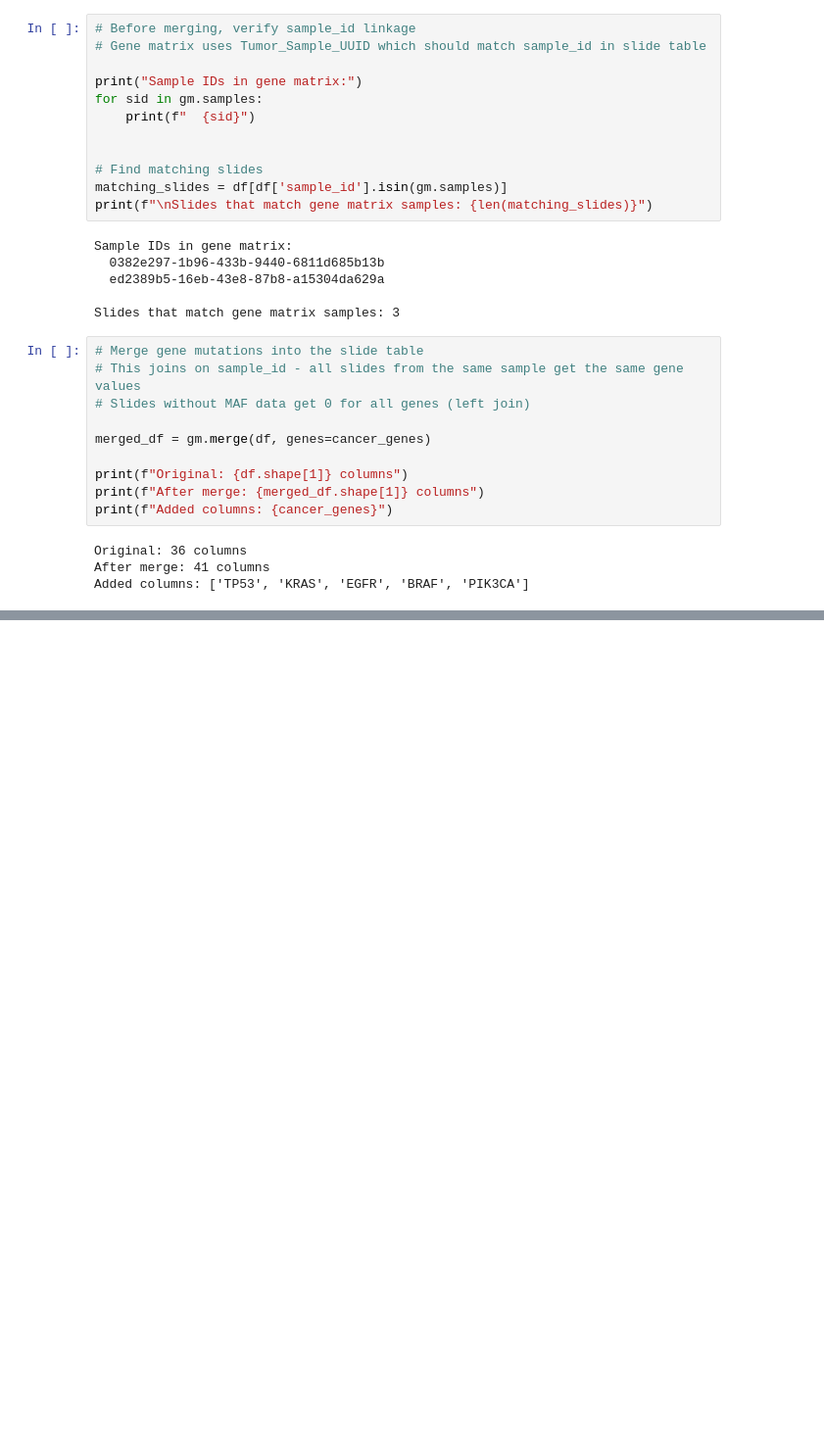
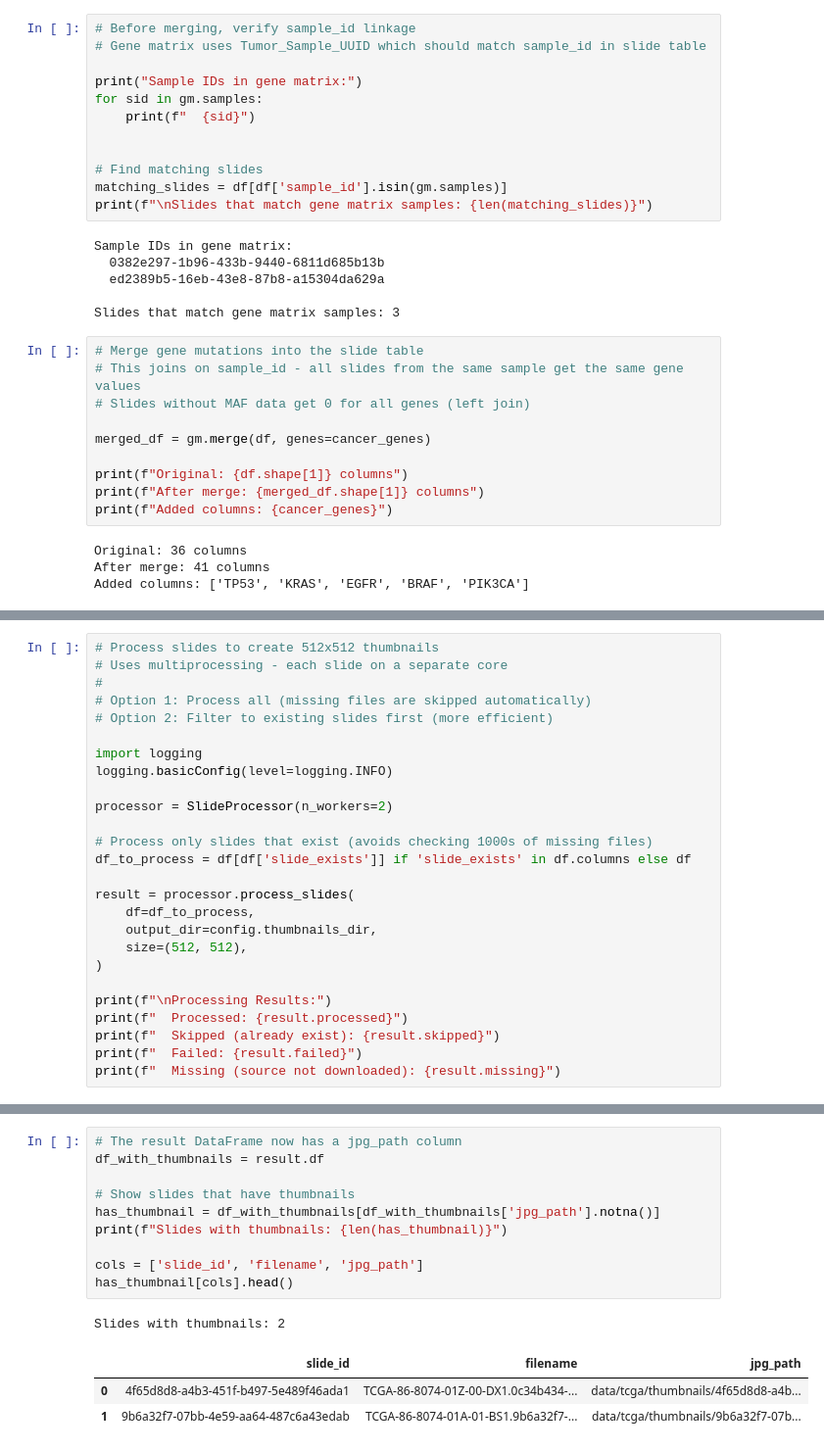
Before and after one commit to DaneshjouLab/med-reduce, a Jupyter notebook: src/data/tcga/notebooks/tutorial_two_etl.ipynb, the cells around one changed output, grey strips where cells are left out. Shown at 98% size. Drawn from its saved outputs; the diff is of its cells as text; blank space fills up the shorter version.

Commit message:
jpg macro creation complete through slide processor. ... aded some dependencies to pyproject.toml.. need to modify the umap-learn.. it breaks the build

```diff
--- a/src/data/tcga/notebooks/tutorial_two_etl.ipynb
+++ b/src/data/tcga/notebooks/tutorial_two_etl.ipynb
@@ -648,0 +697,26 @@ print(f"Loaded: {gm_loaded}")
+# %%
+# Process slides to create 512x512 thumbnails
+# Uses multiprocessing - each slide on a separate core
+#
+# Option 1: Process all (missing files are skipped automatically)
+# Option 2: Filter to existing slides first (more efficient)
+
+import logging
+logging.basicConfig(level=logging.INFO)
+
+processor = SlideProcessor(n_workers=2)
+
+# Process only slides that exist (avoids checking 1000s of missing files)
+df_to_process = df[df['slide_exists']] if 'slide_exists' in df.columns else df
+
+result = processor.process_slides(
+    df=df_to_process,
+    output_dir=config.thumbnails_dir,
+    size=(512, 512),
+)
+
+print(f"\nProcessing Results:")
+print(f"  Processed: {result.processed}")
+print(f"  Skipped (already exist): {result.skipped}")
+print(f"  Failed: {result.failed}")
+print(f"  Missing (source not downloaded): {result.missing}")
@@ -648,0 +731,15 @@ print(f"Loaded: {gm_loaded}")
+# %%
+# The result DataFrame now has a jpg_path column
+df_with_thumbnails = result.df
+
+# Show slides that have thumbnails
+has_thumbnail = df_with_thumbnails[df_with_thumbnails['jpg_path'].notna()]
+print(f"Slides with thumbnails: {len(has_thumbnail)}")
+
+cols = ['slide_id', 'filename', 'jpg_path']
+has_thumbnail[cols].head()
+# %% [output]
+Slides with thumbnails: 2
+|  | slide_id | filename | jpg_path |
+| 0 | 4f65d8d8-a4b3-451f-b497-5e489f46ada1 | TCGA-86-8074-01Z-00-DX1.0c34b434-... | data/tcga/thumbnails/4f65d8d8-a4b... |
+| 1 | 9b6a32f7-07bb-4e59-aa64-487c6a43edab | TCGA-86-8074-01A-01-BS1.9b6a32f7-... | data/tcga/thumbnails/9b6a32f7-07b... |
```
Also changed, not shown: parts of 9 cells of this notebook, 6 other files.
